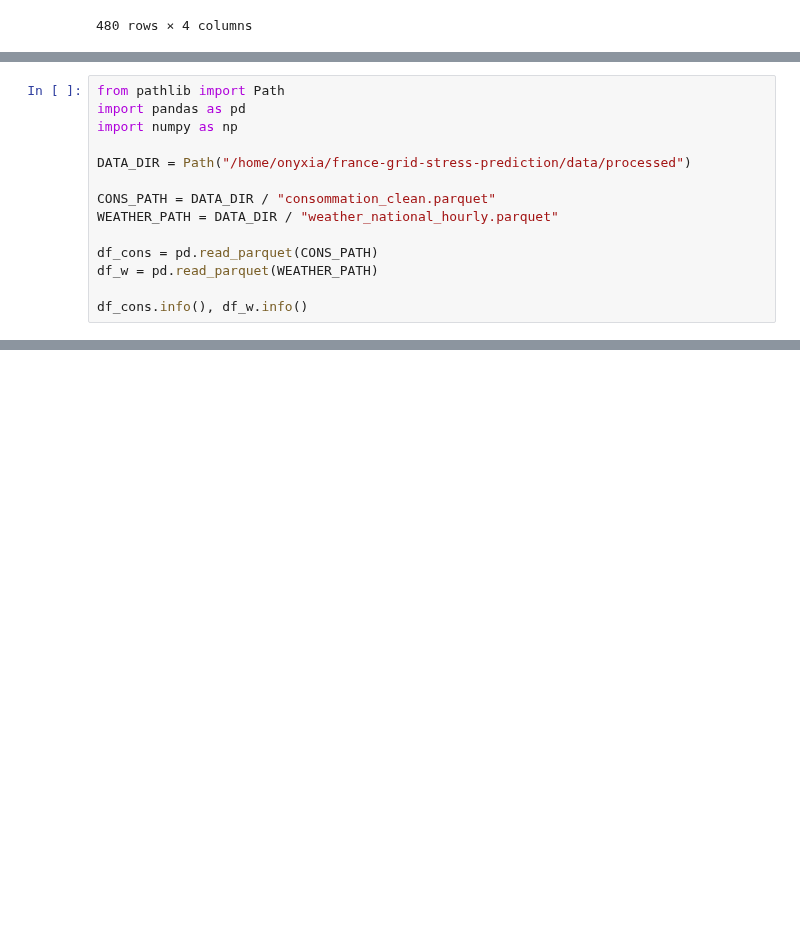
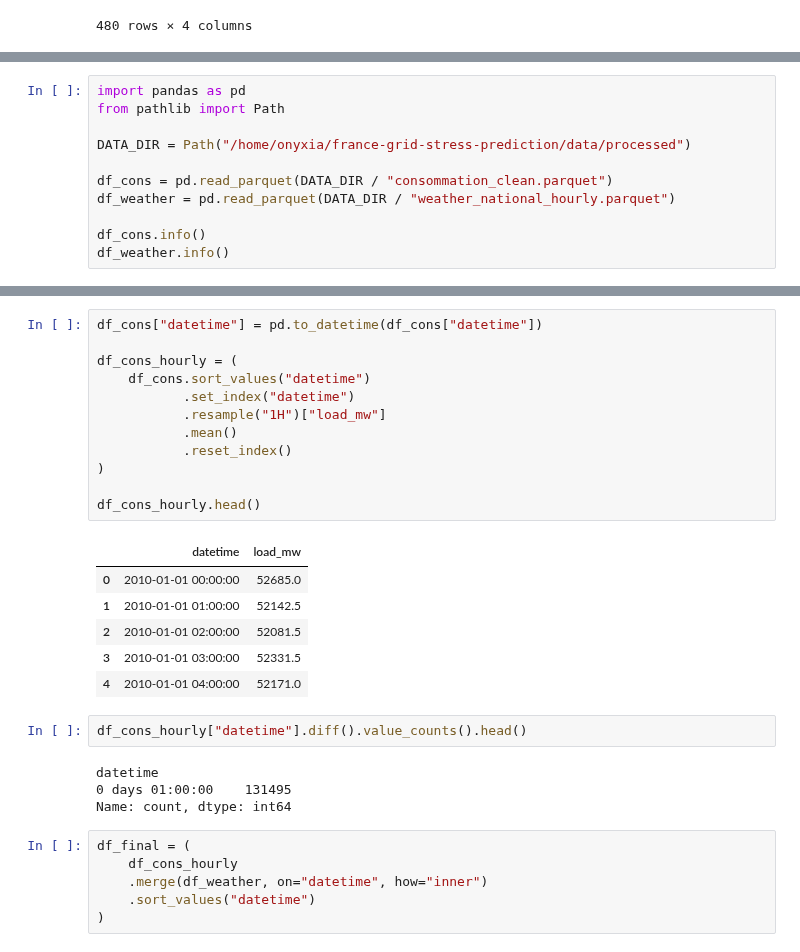
Before and after one commit to quentinbenchetrit/france-grid-stress-prediction, a Jupyter notebook: notebooks/02_cleaning.ipynb, the cells around one changed output, grey strips where cells are left out. Drawn from its saved outputs; the diff is of its cells as text; blank space fills up the shorter version.

Commit message:
Fin de la fusion conso + météo

```diff
--- a/notebooks/02_cleaning.ipynb
+++ b/notebooks/02_cleaning.ipynb
@@ -474,15 +476,12 @@ weather_quality
 # %%
+import pandas as pd
 from pathlib import Path
-import pandas as pd
-import numpy as np
 
 DATA_DIR = Path("/home/onyxia/france-grid-stress-prediction/data/processed")
 
-CONS_PATH = DATA_DIR / "consommation_clean.parquet"
-WEATHER_PATH = DATA_DIR / "weather_national_hourly.parquet"
+df_cons = pd.read_parquet(DATA_DIR / "consommation_clean.parquet")
+df_weather = pd.read_parquet(DATA_DIR / "weather_national_hourly.parquet")
 
-df_cons = pd.read_parquet(CONS_PATH)
-df_w = pd.read_parquet(WEATHER_PATH)
-
-df_cons.info(), df_w.info()
+df_cons.info()
+df_weather.info()
 # %% [output]
@@ -489,0 +505,31 @@ FileNotFoundError: [Errno 2] No such file or directory: '/home/onyxia/france-gri
+# %%
+df_cons["datetime"] = pd.to_datetime(df_cons["datetime"])
+
+df_cons_hourly = (
+    df_cons.sort_values("datetime")
+           .set_index("datetime")
+           .resample("1H")["load_mw"]
+           .mean()
+           .reset_index()
+)
+
+df_cons_hourly.head()
+# %% [output]
+|  | datetime | load_mw |
+| 0 | 2010-01-01 00:00:00 | 52685.0 |
+| 1 | 2010-01-01 01:00:00 | 52142.5 |
+| 2 | 2010-01-01 02:00:00 | 52081.5 |
+| 3 | 2010-01-01 03:00:00 | 52331.5 |
+| 4 | 2010-01-01 04:00:00 | 52171.0 |
+# %%
+df_cons_hourly["datetime"].diff().value_counts().head()
+# %% [output]
+datetime
+0 days 01:00:00    131495
+Name: count, dtype: int64
+# %%
+df_final = (
+    df_cons_hourly
+    .merge(df_weather, on="datetime", how="inner")
+    .sort_values("datetime")
+)
```
Also changed, not shown: parts of 4 cells of this notebook, 3 other files.
